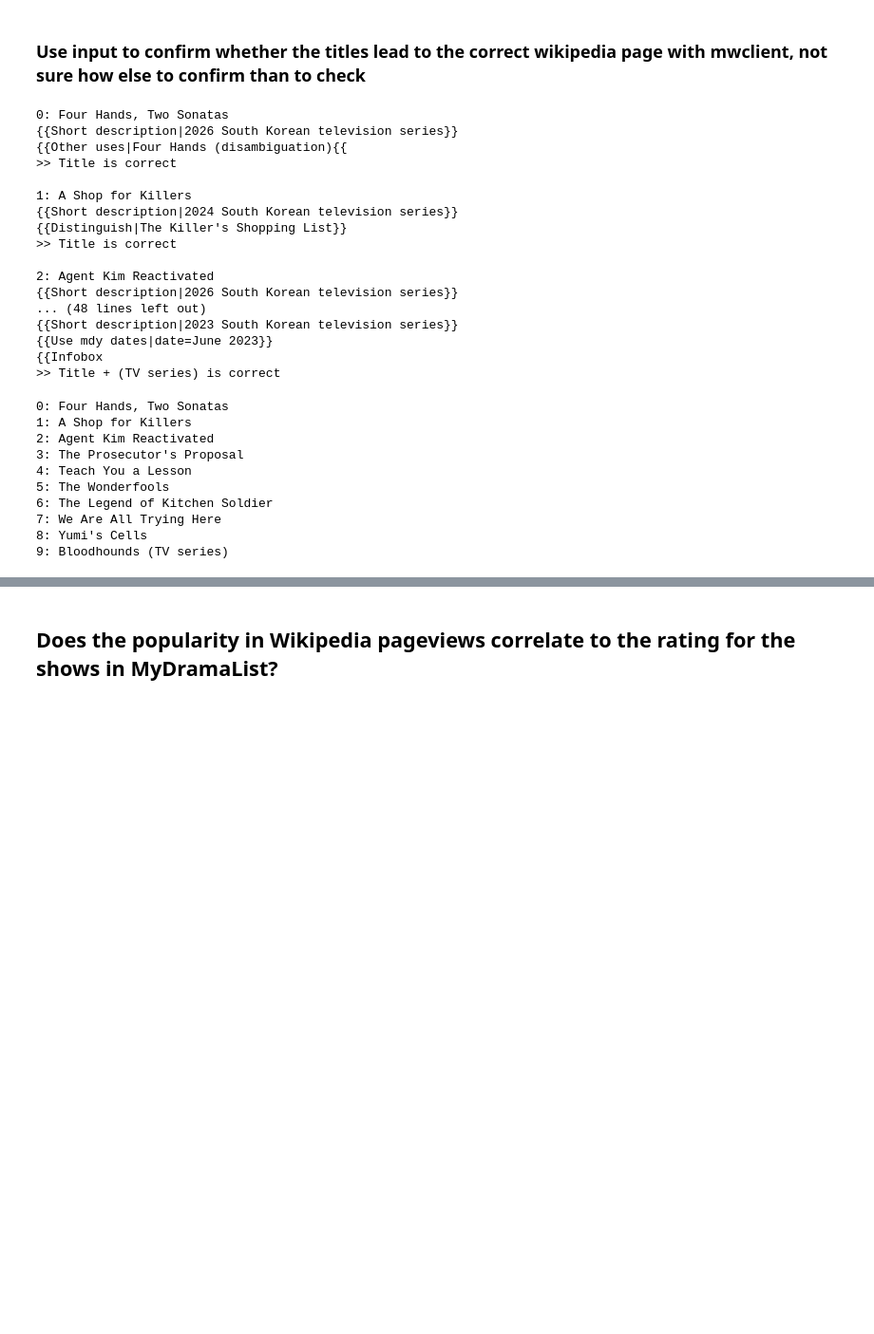
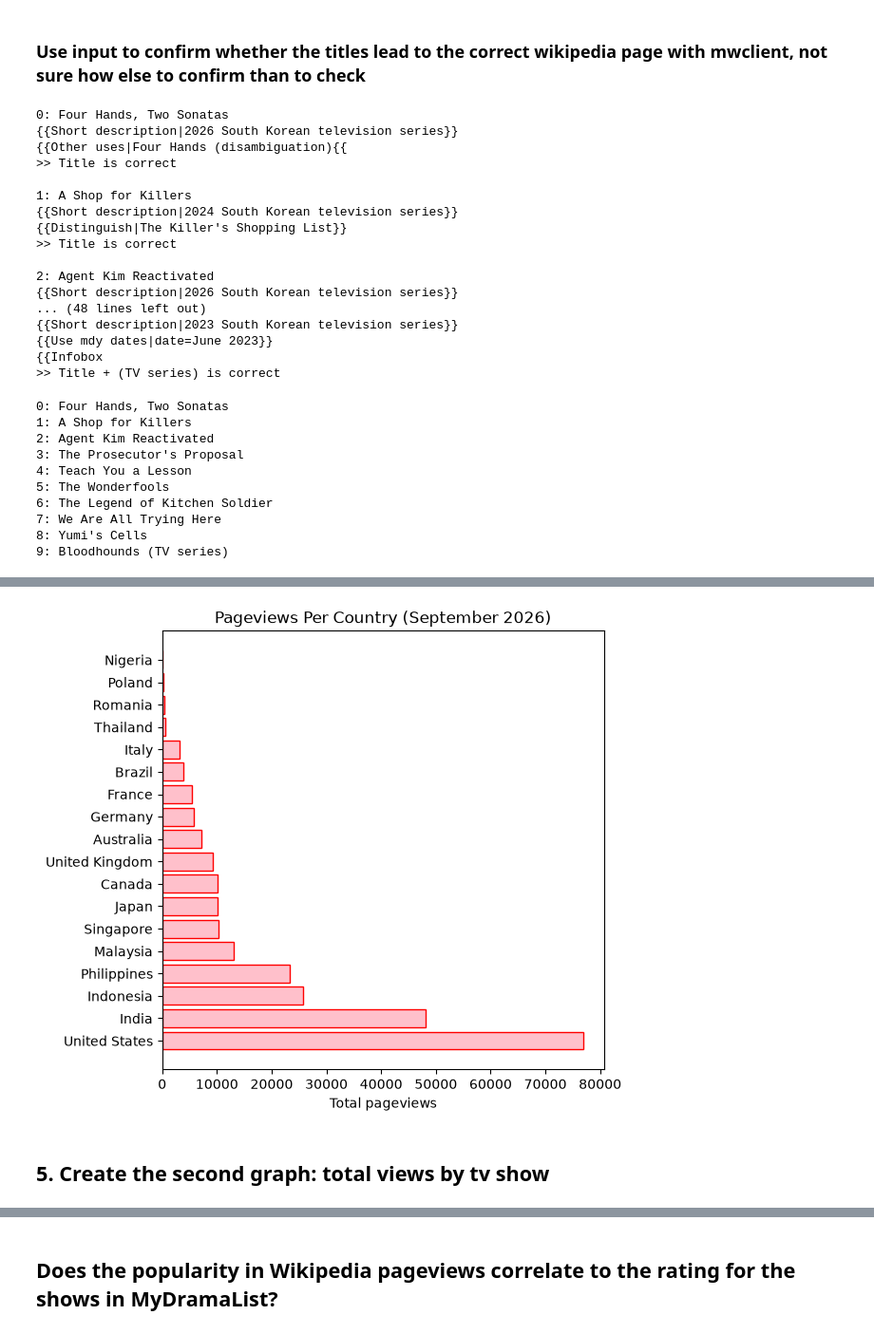
Before and after one commit to ninahowley/cs315-week5-tasks-wed, a Jupyter notebook: task3.ipynb, the cells around one changed output, grey strips where cells are left out. Shown at 95% size. Drawn from its saved outputs; the diff is of its cells as text; code cells hidden in the pictures; blank space fills up the shorter version.

```diff
--- a/task3.ipynb
+++ b/task3.ipynb
@@ -222,0 +172,21 @@ df
+# %%
+headers = {'User-Agent': 'cs315 (nh107)'}
+columns = ['country', 'country_abbr', 'project', 'page_id', 'page_title', 'item_id', 'gbc']
+
+days = [
+    "01", "02", "03", "04", "05", "06", "07", "08", "09", "10",
+    "11", "12", "13", "14", "15", "16", "17", "18", "19", "20",
+    "21", "22", "23", "24", "25", "26", "27", "28", "29", "30"
+]
+
+df_list = []
+for day in days:
+    time.sleep(2)
+    url = f"https://analytics.wikimedia.org/published/datasets/country_project_page/2026-09-{day}.tsv"
+    response = requests.get(url, headers=headers)
+    df = pd.read_csv(io.BytesIO(response.content), names=columns, sep='\t', encoding="utf-8") #when i did stringio it messed up, google says bytesio preserves characters from other languages
+    wikis_df = df[df['page_title'].isin(wikipedia_titles)].copy()
+    wikis_df["date"] = f"09-{day}-2026"
+    df_list.append(wikis_df)
+
+data = pd.concat(df_list, ignore_index=True)
@@ -222,0 +213,3 @@ df
+# %%
+country_pageviews = data.groupby(['country', 'page_title'], as_index=False)['gbc'].sum()
+country_pageviews.head(10)
@@ -222,0 +230,5 @@ df
+# %%
+graph_df = country_pageviews.groupby("country", as_index=False)["gbc"].sum()
+graph_df = graph_df.sort_values("gbc", ascending=False)
+
+graph_df
@@ -222,0 +253,17 @@ df
+# %%
+fig, ax = plt.subplots(figsize=(6, 6))
+
+#create  a horizontal bar graph
+ax.barh(
+    graph_df['country'],
+    width=graph_df['gbc'],
+    color="pink",
+    edgecolor="red",
+)
+ax.set_title('Pageviews Per Country (September 2026)')
+ax.set_xlabel("Total pageviews")
+ax.yaxis.tick_left()
+# %% [output]
+[figure, added]
+# %% [markdown]
+<h2 id="sec5">5. Create the second graph: total views by tv show</h2>
```
Also changed, not shown: parts of 31 cells of this notebook, 3 other files.
